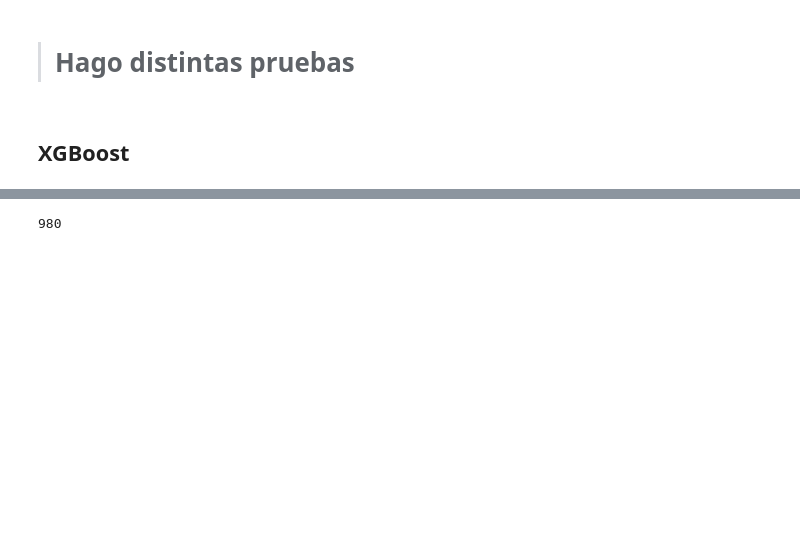
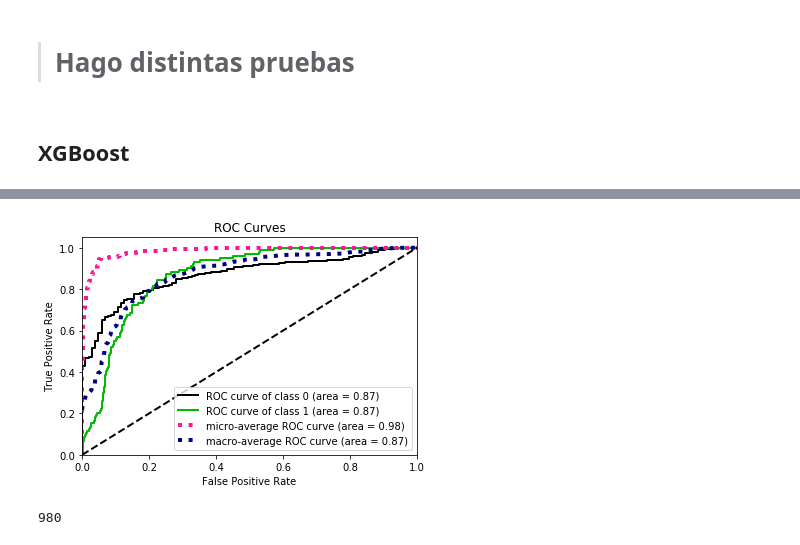
Before and after one commit to eld1e6o/Organizaci-nDeDatosFIUBA, a Jupyter notebook: TP2/LearnModelXGBoost.ipynb, the cells around one changed output, grey strips where cells are left out. Saved outputs shown, nothing was run; the diff lists cells and outputs as text; code cells hidden in the pictures; blank space fills up the shorter version.

```diff
--- a/TP2/LearnModelXGBoost.ipynb
+++ b/TP2/LearnModelXGBoost.ipynb
@@ -199,0 +203,10 @@ xgb.score(X_test, y_test)
+# %%
+import scikitplot as skplt
+import matplotlib.pyplot as plt
+
+y_true = y_test# ground truth labels
+y_probas = y_test_pred # predicted probabilities generated by sklearn classifier
+skplt.metrics.plot_roc_curve(y_true, y_probas)
+plt.show()
+# %% [output]
+[figure, added]
```
Also changed, not shown: parts of 16 cells of this notebook, 3 other files.
